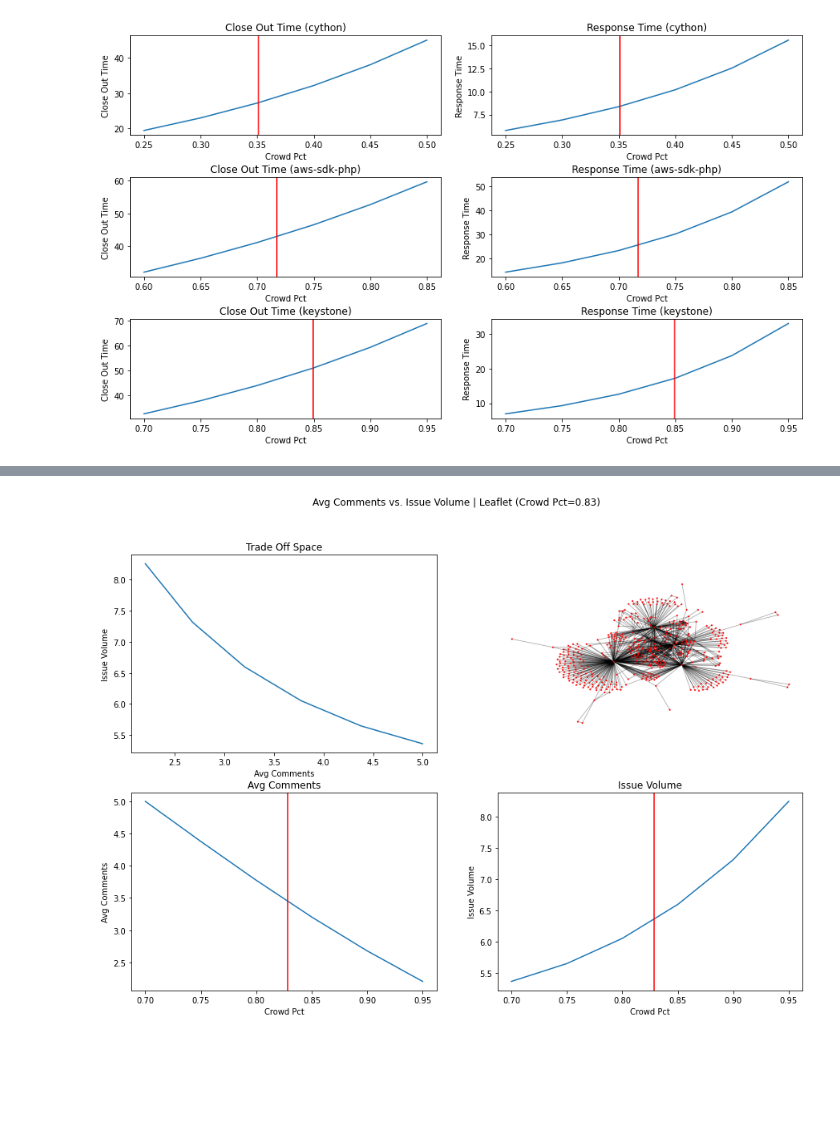
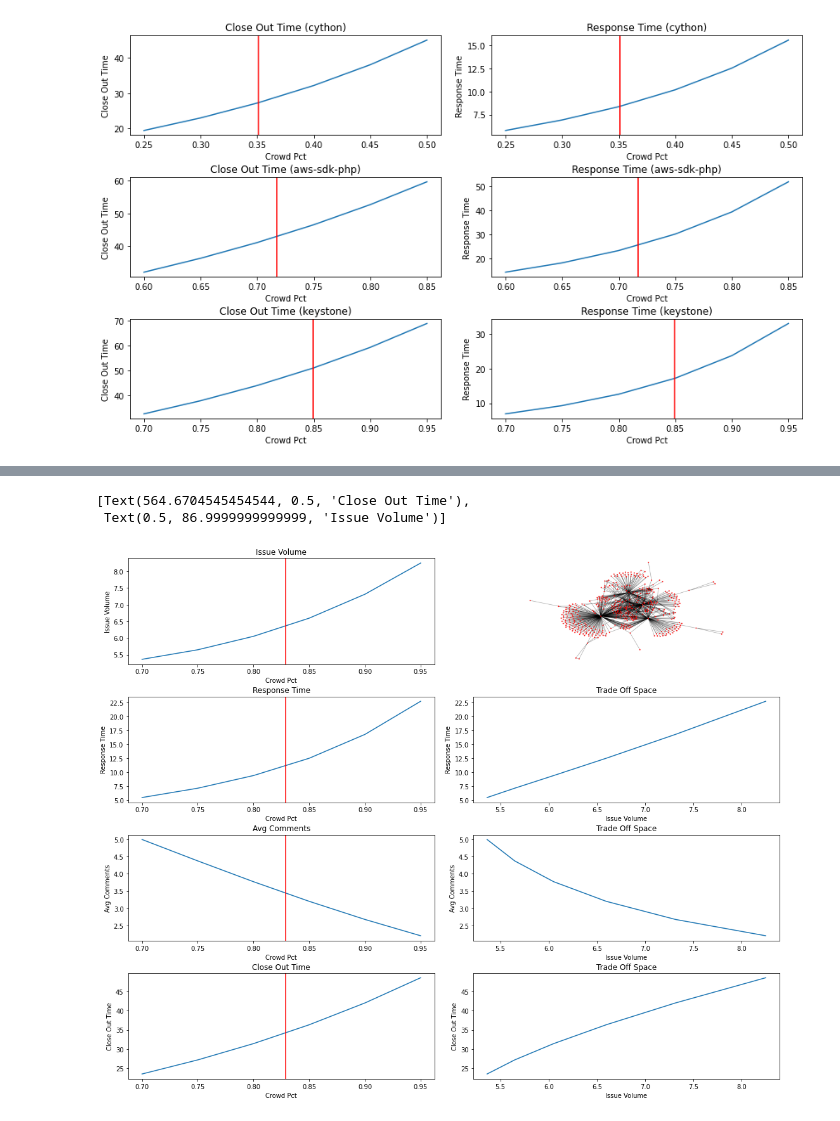
Before and after one commit to MthwRobinson/sh-network-paper, a Jupyter notebook: notebooks/tradeoff-space.ipynb, the cells around one changed output, grey strips where cells are left out. Drawn from its saved outputs; the diff is of its cells as text; code cells hidden in the pictures; blank space fills up the shorter version.

Commit message:
updated to tradeoff space

```diff
--- a/notebooks/tradeoff-space.ipynb
+++ b/notebooks/tradeoff-space.ipynb
@@ -301,4 +293,62 @@ plot_tradeoff_space('Leaflet', 'Leaflet', 'close_out_time', 'issue_volume')
-# %%
-plot_tradeoff_space('Leaflet', 'Leaflet', 'avg_comments', 'issue_volume')
-# %% [output]
-[figure, removed]
+# %%
+package = organization = 'Leaflet'
+
+measure1 = 'issue_volume'
+measure2 = 'response_time'
+measure3 = 'avg_comments'
+measure4 = 'close_out_time'
+
+plot_data = data_by_crowd_pct[(data_by_crowd_pct['package'] == package) &
+   (data_by_crowd_pct['organization'] == organization)]
+
+fig, ((ax11, ax12), (ax21, ax22), (ax31, ax32), (ax41, ax42)) = plt.subplots(4,2)
+fig.set_figheight(12)
+fig.set_figwidth(15)
+fig.tight_layout(h_pad=3, w_pad=3)
+
+label1 = measure1.title().replace('_', ' ')
+label2 = measure2.title().replace('_', ' ')
+label3 = measure3.title().replace('_', ' ')
+label4 = measure4.title().replace('_', ' ')
+
+crowd_pct_actual = list(plot_data['crowd_pct_actual'])[0]
+
+ax11.plot(plot_data['crowd_pct'], plot_data[f'p_{measure1}'])
+ax11.set_title(f'{label1}')
+ax11.set(xlabel='Crowd Pct', ylabel=f'{label1}')
+ax11.axvline(x=crowd_pct_actual, color='red')
+
+img = mpimg.imread(f'../network_plots/network-{organization}-{package}.png')
+ax12.imshow(img)
+ax12.axis('off')
+
+ax21.plot(plot_data['crowd_pct'], plot_data[f'p_{measure2}'])
+ax21.set_title(f'{label2}')
+ax21.set(xlabel='Crowd Pct', ylabel=f'{label2}')
+ax21.axvline(x=crowd_pct_actual, color='red')
+
+ax22.plot(plot_data[f'p_{measure1}'], plot_data[f'p_{measure2}'])
+ax22.set_title('Trade Off Space')
+ax22.set(xlabel=f'{label1}', ylabel=f'{label2}')
+
+ax31.plot(plot_data['crowd_pct'], plot_data[f'p_{measure3}'])
+ax31.set_title(f'{label3}')
+ax31.set(xlabel='Crowd Pct', ylabel=f'{label3}')
+ax31.axvline(x=crowd_pct_actual, color='red')
+
+ax32.plot(plot_data[f'p_{measure1}'], plot_data[f'p_{measure3}'])
+ax32.set_title('Trade Off Space')
+ax32.set(xlabel=f'{label1}', ylabel=f'{label3}')
+
+ax41.plot(plot_data['crowd_pct'], plot_data[f'p_{measure4}'])
+ax41.set_title(f'{label4}')
+ax41.set(xlabel='Crowd Pct', ylabel=f'{label4}')
+ax41.axvline(x=crowd_pct_actual, color='red')
+
+ax42.plot(plot_data[f'p_{measure1}'], plot_data[f'p_{measure4}'])
+ax42.set_title('Trade Off Space')
+ax42.set(xlabel=f'{label1}', ylabel=f'{label4}')
+# %% [output]
+[Text(564.6704545454544, 0.5, 'Close Out Time'),
+ Text(0.5, 86.9999999999999, 'Issue Volume')]
+[figure, added]
```
Also changed, not shown: parts of 6 cells of this notebook.
